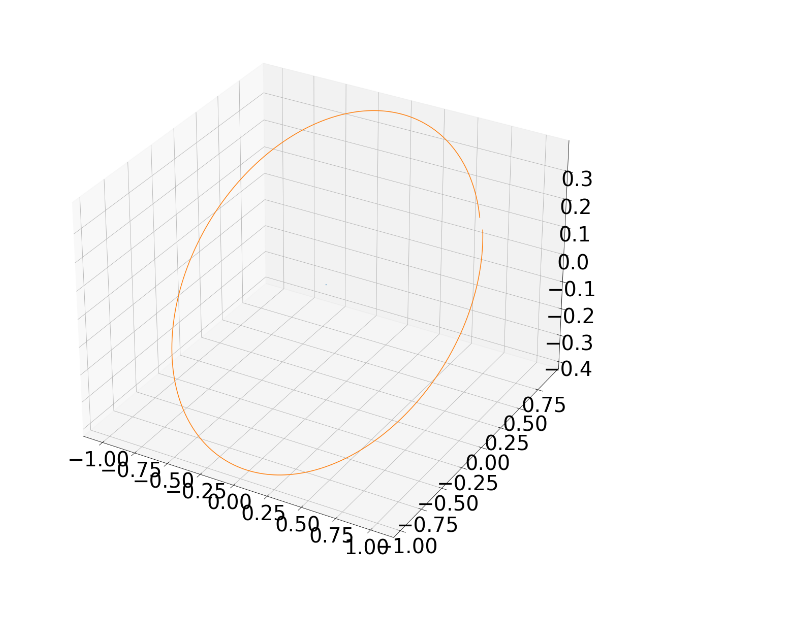
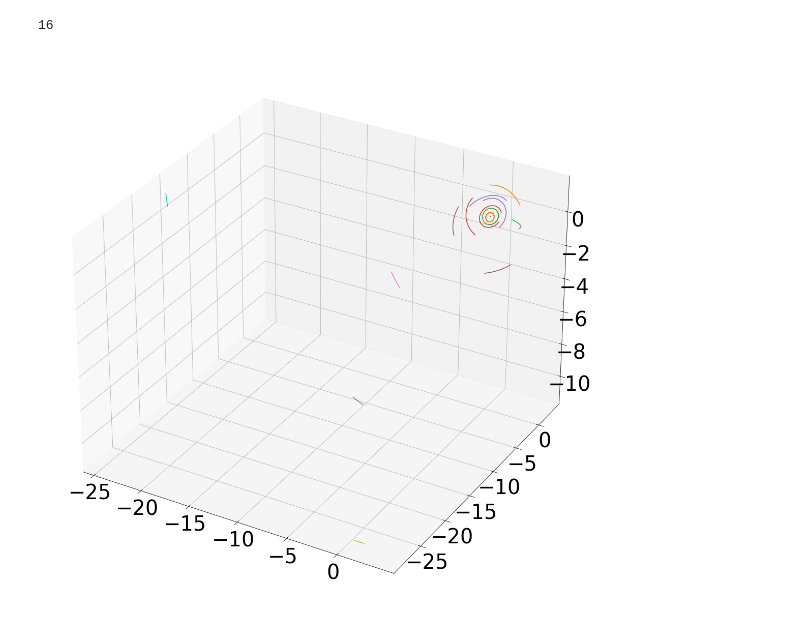
Before and after one commit to S1ckick/Nbodies, a Jupyter notebook: NBodies/Untitled.ipynb, the cells around one changed output. Saved outputs shown, nothing was run; the diff lists cells and outputs as text; code cells hidden in the pictures.

```diff
--- a/NBodies/Untitled.ipynb
+++ b/NBodies/Untitled.ipynb
@@ -43,7 +43,7 @@ import numpy as np
 
 
 import json
-with open('../build/center.json') as f:
+with open('center.json') as f:
   data_center = json.load(f)
 
 figure, axes = plt.subplots(figsize = (20,20))
@@ -80,32 +60,34 @@ done
 import matplotlib.pyplot as plt
 from mpl_toolkits import mplot3d
 from math import sqrt
 from mpl_toolkits.mplot3d import axes3d
 import numpy as np
 import json
 with open('bodies.json') as f:
     data_bodies = json.load(f)
 
 coords = data_bodies["coords"]
 iters = data_bodies["iter"]
 bodies = data_bodies["num"]
 plt.rcParams["figure.figsize"] = (30,20)
 fig = plt.figure()
 ax = fig.add_subplot(1,1,1, projection='3d')
+print(bodies)
 #coords = np.reshape(data_bodies["coords"], (data_bodies["iter"], data_bodies["num"], 3))
 #print(coords)
 colors = ['	black','silver',]
-for i in [0,3]:
+for i in range(bodies):
     x_body_coords = coords[i * 3 + 0 : : bodies * 3]
     y_body_coords = coords[i * 3 + 1 : : bodies * 3]
     z_body_coords = coords[i * 3 + 2 : : bodies * 3]
     ax.plot(list(map(float, x_body_coords)),list(map(float, y_body_coords)),list(map(float, z_body_coords)))
 
     #axes.plot([i for i in range(len(sq_vec))],list(map(float, sq_vec)),linestyle='solid', marker='o', markersize=4, label='|X-X0|')
 #ax.set_xlabel('X axis')
 #ax.set_ylabel('Y axis')
 #ax.set_zlabel('Z axis')
 
 plt.savefig('anime2.png', dpi=300)
 # %% [output]
+16
-[figure, old version]
+[figure, new version]
```
Also changed, not shown: parts of 4 cells of this notebook, 9 other files.
